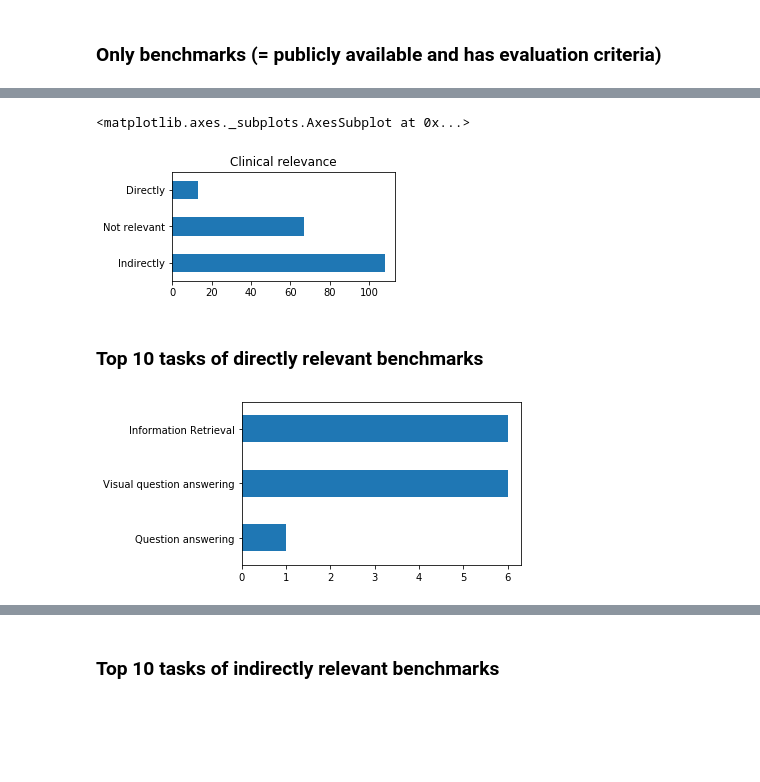
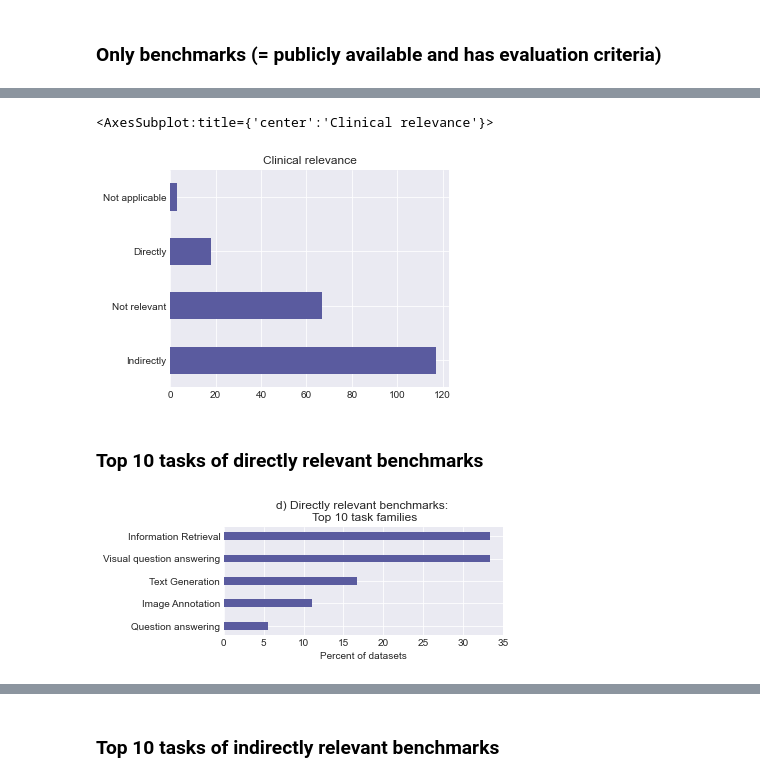
Before and after one commit to OpenBioLink/ITO, a Jupyter notebook: notebooks/clinical_benchmarks/clinically_relevant_benchmarks.ipynb, the cells around one changed output, grey strips where cells are left out. Drawn from its saved outputs; the diff is of its cells as text; code cells hidden in the pictures; blank space fills up the shorter version.

Commit message:
Updates README, notebooks and plots

```diff
--- a/notebooks/clinical_benchmarks/clinically_relevant_benchmarks.ipynb
+++ b/notebooks/clinical_benchmarks/clinically_relevant_benchmarks.ipynb
@@ -3,6 +3,10 @@
 # %%
 import pandas as pd
 import seaborn as sns
+import matplotlib as plt
+
+plt.style.use("https://github.com/dhaitz/matplotlib-stylesheets/raw/master/pacoty.mplstyle")
+plt.rcParams.update({'font.size': 13})
 %matplotlib inline
 # %%
 DATASETS = 'annotated-datasets.tsv'
@@ -29 +31,4 @@ nlp_datasets_df = datasets_df[(datasets_df['Relevant for QA/IR?'] == 'Directly')
+# %%
+# Filter out datasets not relevant to NLP
+datasets_df = datasets_df[datasets_df['Relevant for NLP?'] == 'Yes']
 # %%
@@ -34,7 +39,9 @@ Total number of datasets relevant for NLP: 337
 ### Only benchmarks (= publicly available and has evaluation criteria)
 # %%
 # Filter for evaluation criteria
-benchmarks_df = nlp_datasets_df[nlp_datasets_df['Has evaluation criteria?']!='No']
+benchmarks_df = datasets_df[datasets_df['Has evaluation criteria?']!='No']
 # Filter for availabiluity
+#benchmarks_df = benchmarks_df[benchmarks_df['Accessibility'] =='Public']
+benchmarks_df = benchmarks_df[benchmarks_df['Accessibility']!='Not available']
+benchmarks_df = benchmarks_df[benchmarks_df['Accessibility']!='Public (planned)']
 benchmarks_df = benchmarks_df[benchmarks_df['Accessibility']!='Unknown']
-benchmarks_df = benchmarks_df[benchmarks_df['Accessibility']!='Not available']
@@ -41,15 +64,15 @@ benchmarks_df = benchmarks_df[benchmarks_df['Accessibility']!='Not available']
 # %%
-benchmarks_df['Clinical relevance'].value_counts().plot.barh(title='Clinical relevance', figsize=(4,2))
+benchmarks_df['Clinical relevance'].value_counts().plot.barh(title='Clinical relevance', figsize=(5,4))
 # %% [output]
-<matplotlib.axes._subplots.AxesSubplot at 0x...>
+<AxesSubplot:title={'center':'Clinical relevance'}>
-[figure, old version]
+[figure, new version]
 # %% [markdown]
 ### Top 10 tasks of directly relevant benchmarks
 # %%
 directly_relevant_df = benchmarks_df.loc[benchmarks_df['Clinical relevance'] == 'Directly']
-tasks_directly_relevant = directly_relevant_df['Mapped task'].value_counts().sort_values()[-10:].plot.barh(figsize=(5,3))
-
+tasks_directly_relevant = (directly_relevant_df['Mapped task'].value_counts()/directly_relevant_df.shape[0]*100).sort_values()[-10:].plot.barh(figsize=(5,2), width=0.35, title='d) Directly relevant benchmarks: \n Top 10 task families')
+tasks_directly_relevant.set_xlabel('Percent of datasets')
 tasks_directly_relevant.figure.savefig('tasks_directly_relevant.png', bbox_inches='tight', dpi=300)
 # %% [output]
-[figure, old version]
+[figure, new version]
 # %%
```
Also changed, not shown: parts of 14 cells of this notebook, 9 other files.
